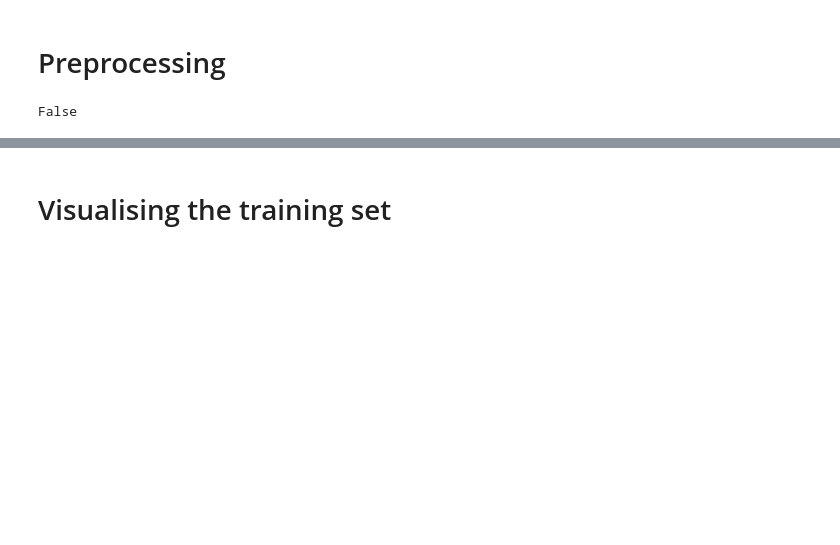
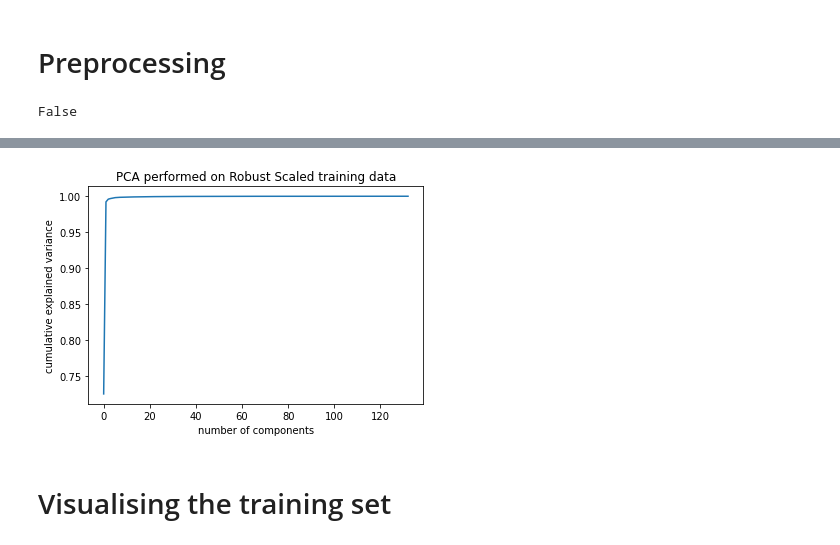
Before and after one commit to Kristelwen/TM10007_PROJECT, a Jupyter notebook: brat_assignment.ipynb, the cells around one changed output, grey strips where cells are left out. Saved outputs shown, nothing was run; the diff lists cells and outputs as text; code cells hidden in the pictures; blank space fills up the shorter version.

```diff
--- a/brat_assignment.ipynb
+++ b/brat_assignment.ipynb
@@ -130,3 +132,23 @@ data_test_pca = pca_train.transform(data_df_test)
+# %%
+# Feature scaling - 2 options to compare
+  # Option 2: RobustScaler -> Not chosen and thus not used to scale the data
+scaler2 = RobustScaler()
+transformer2 = scaler2.fit(data_train.values)
+data_scaled_train2 = transformer2.transform(data_train.values)
+data_df_train2 = pd.DataFrame(data_scaled_train2, index = data_train.index, columns = data_train.columns)
+
+# PCA with Robust Scaled data
+pca_plot2 = PCA().fit(data_df_train2)
+plt.plot(np.cumsum(pca_plot2.explained_variance_ratio_))
+plt.xlabel('number of components')
+plt.ylabel('cumulative explained variance');
+plt.title('PCA performed on Robust Scaled training data')
+  # Training set
+pca_train2 = PCA(0.95)
+pca_train2.fit(data_df_train2)
+data_train_pca2 = pca_train2.transform(data_df_train2)
+# %% [output]
+[figure, added]
 # %% [markdown]
 # Visualising the training set
 # %%
```
Also changed, not shown: parts of 4 cells of this notebook.
